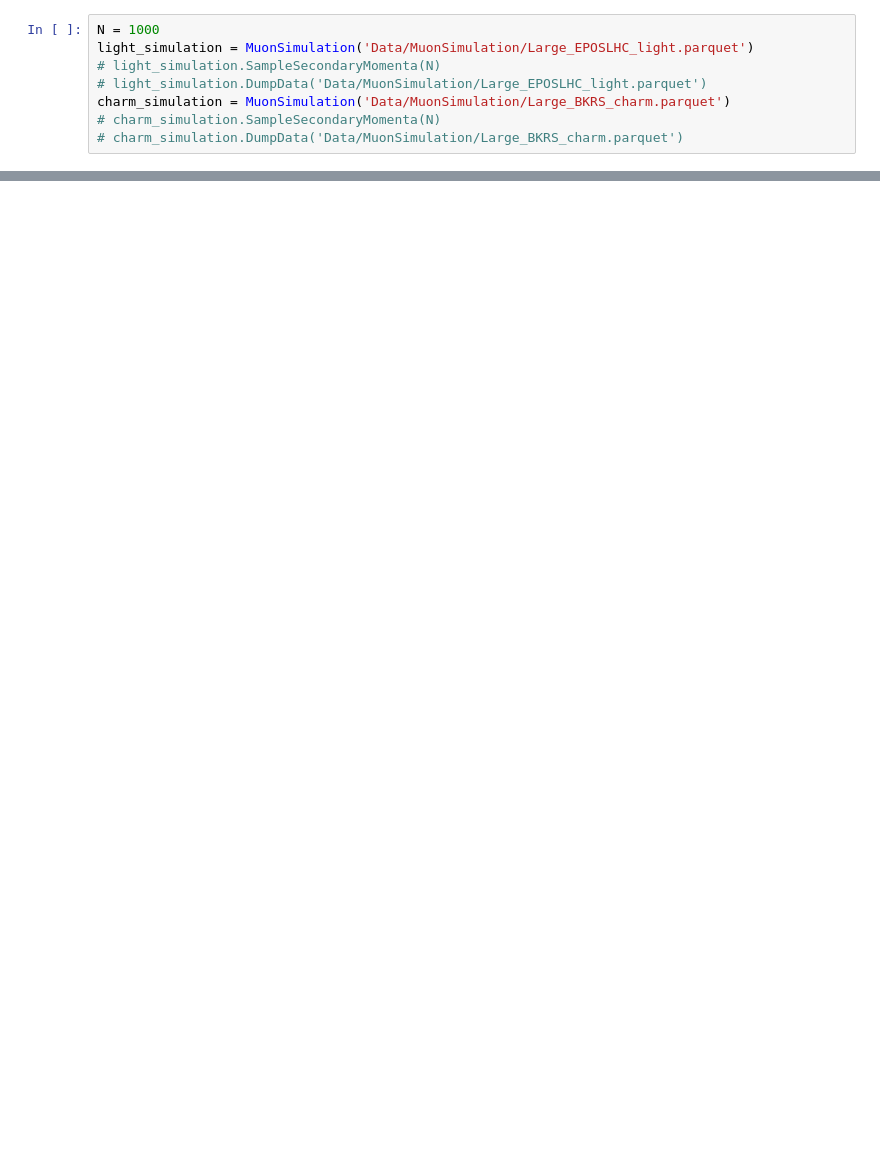
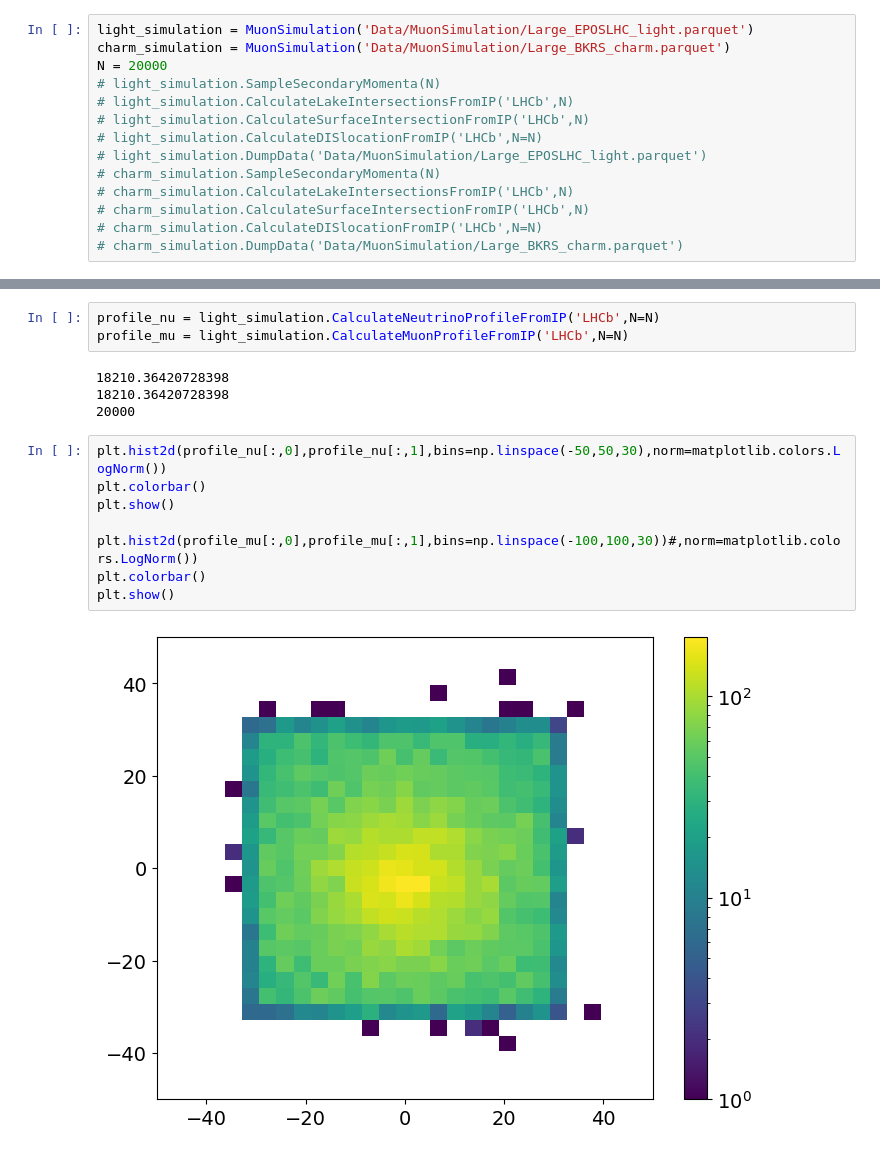
Before and after one commit to nickkamp1/Lake_Geneva_Neutrinos, a Jupyter notebook: MuonSimulation.ipynb, the cells around one changed output, grey strips where cells are left out. Drawn from its saved outputs; the diff is of its cells as text; blank space fills up the shorter version.

```diff
--- a/MuonSimulation.ipynb
+++ b/MuonSimulation.ipynb
@@ -34,9 +40,15 @@ plt.show()
 # %%
-N = 1000
 light_simulation = MuonSimulation('Data/MuonSimulation/Large_EPOSLHC_light.parquet')
+charm_simulation = MuonSimulation('Data/MuonSimulation/Large_BKRS_charm.parquet')
+N = 20000
 # light_simulation.SampleSecondaryMomenta(N)
+# light_simulation.CalculateLakeIntersectionsFromIP('LHCb',N)
+# light_simulation.CalculateSurfaceIntersectionFromIP('LHCb',N)
+# light_simulation.CalculateDISlocationFromIP('LHCb',N=N)
 # light_simulation.DumpData('Data/MuonSimulation/Large_EPOSLHC_light.parquet')
-charm_simulation = MuonSimulation('Data/MuonSimulation/Large_BKRS_charm.parquet')
 # charm_simulation.SampleSecondaryMomenta(N)
+# charm_simulation.CalculateLakeIntersectionsFromIP('LHCb',N)
+# charm_simulation.CalculateSurfaceIntersectionFromIP('LHCb',N)
+# charm_simulation.CalculateDISlocationFromIP('LHCb',N=N)
 # charm_simulation.DumpData('Data/MuonSimulation/Large_BKRS_charm.parquet')
 # %%
@@ -166,0 +182,17 @@ plt.show()
+# %%
+profile_nu = light_simulation.CalculateNeutrinoProfileFromIP('LHCb',N=N)
+profile_mu = light_simulation.CalculateMuonProfileFromIP('LHCb',N=N)
+# %% [output]
+18210.36420728398
+18210.36420728398
+20000
+# %%
+plt.hist2d(profile_nu[:,0],profile_nu[:,1],bins=np.linspace(-50,50,30),norm=matplotlib.colors.LogNorm())
+plt.colorbar()
+plt.show()
+
+plt.hist2d(profile_mu[:,0],profile_mu[:,1],bins=np.linspace(-100,100,30))#,norm=matplotlib.colors.LogNorm())
+plt.colorbar()
+plt.show()
+# %% [output]
+[figure, added]
```
Also changed, not shown: parts of 11 cells of this notebook, 3 other files.
